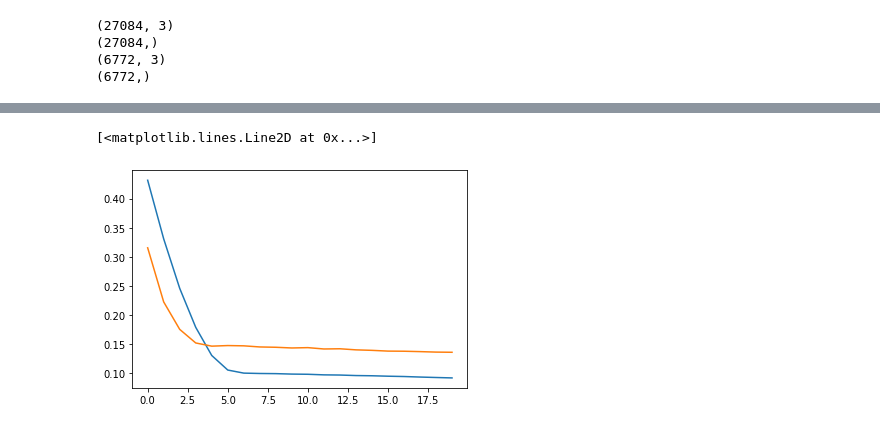
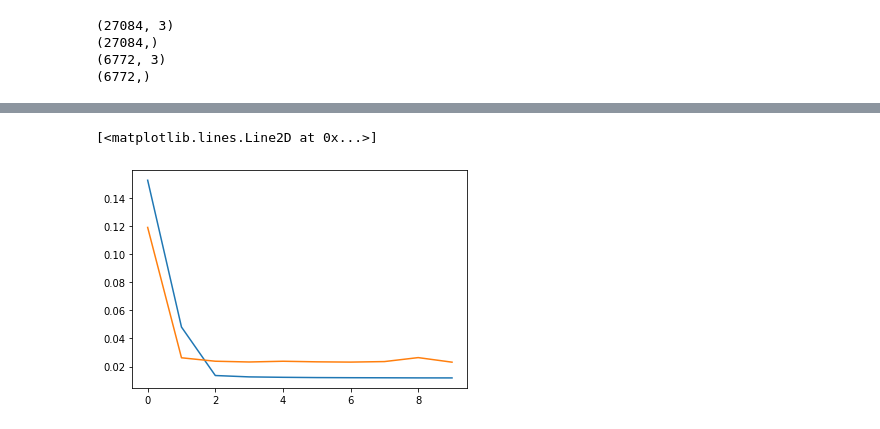
Before and after one commit to Mohamed-derbeli/Application-of-ML-in-a-fuel-cell-system, a Jupyter notebook: Modeling_of_a_Commercial_Heliocentris_PEMFC_System.ipynb, the cells around one changed output, grey strips where cells are left out. Cells and saved outputs as stored; diff of their text form; code cells hidden in the pictures.

```diff
--- a/Modeling_of_a_Commercial_Heliocentris_PEMFC_System.ipynb
+++ b/Modeling_of_a_Commercial_Heliocentris_PEMFC_System.ipynb
@@ -318,8 +318,8 @@ model.compile(optimizer=optimizers.RMSprop(learning_rate=0.001),
 # Fit the network
 history = model.fit(Input_train, Output_train,
                     validation_data=(Input_test, Output_test),
-                    epochs=20,
-                    batch_size=1000, #default 32
+                    epochs=10,
+                    batch_size=20, #default 32
 					          verbose=1,
 										)#callbacks=[callbacks]) # verbose=0 will show you nothing/ verbose=1 will show you an animated progress for each epoch/ verbose=2 will just mention the number of epoch
 
@@ -362,5 +365,5 @@ Epoch 20/20
 [<matplotlib.lines.Line2D at 0x...>]
-[figure, old version]
+[figure, new version]
 # %%
 # with urllib.request.urlopen('https://raw.githubusercontent.com/Mohamed-derbeli/Fuel-cell-system/main/FC50_All_data00.csv') as csvfile:
 #    read_data = csvfile.read().decode('utf-8')
```
Also changed, not shown: parts of 1 cell of this notebook.
